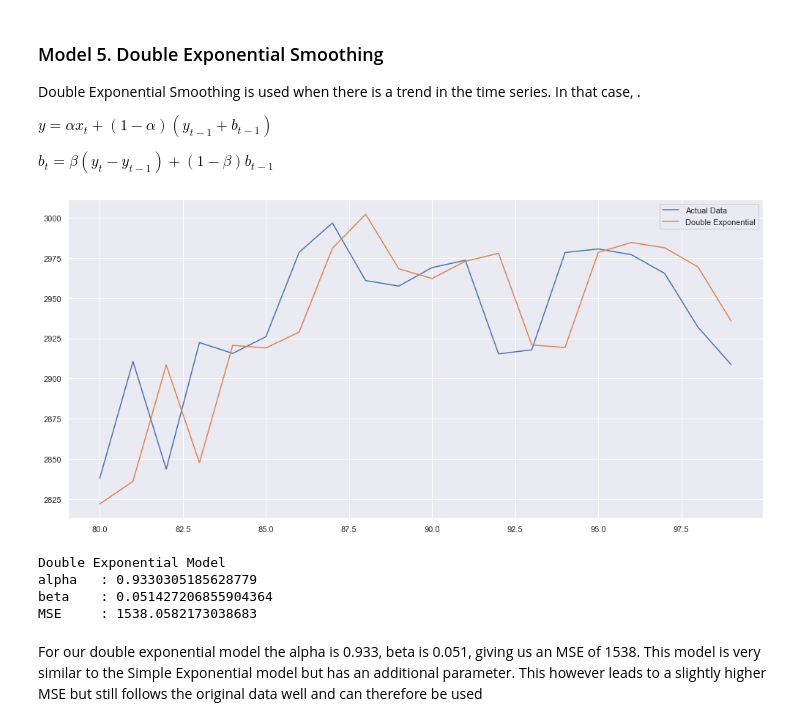
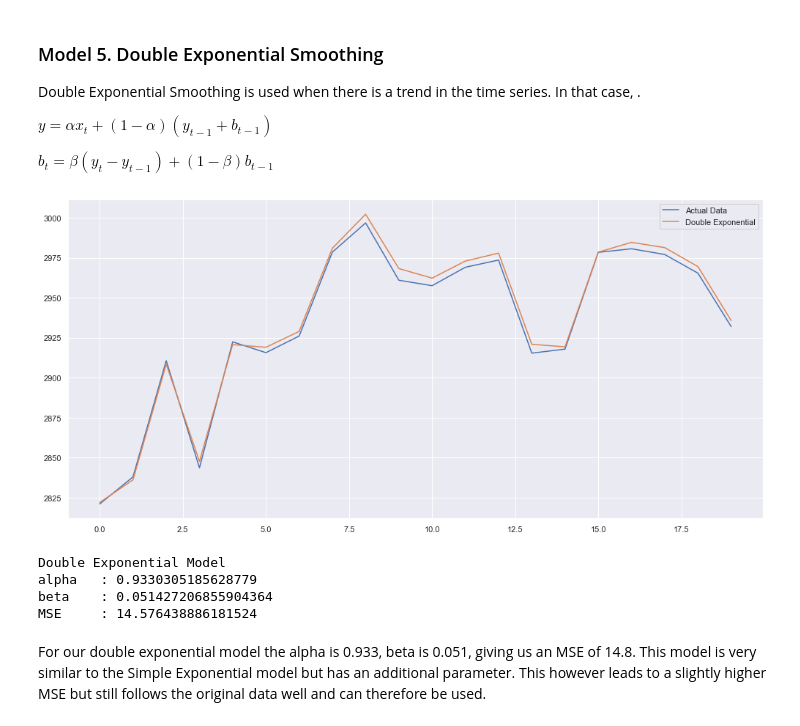
Before and after one commit to Hither1/sc5010, a Jupyter notebook: Model345.ipynb, the cells around one changed output. Saved outputs shown, nothing was run; the diff lists cells and outputs as text; code cells hidden in the pictures.

```diff
--- a/Model345.ipynb
+++ b/Model345.ipynb
@@ -124,25 +124,25 @@ $b_t = \beta (y_t - y_{t-1}) + (1 - \beta)b_{t-1}$
 # %%
 fit1 = Holt(GOOGL['4. close'], initialization_method="estimated").fit(optimized=True)
 
 # plot
 plt.figure(figsize=(17, 8))
 
 
-plt.plot(GOOGL['4. close'][-20:], label='Actual Data')
-plt.plot(fit1.fittedvalues[-20:], label='Double Exponential')
+plt.plot(GOOGL['4. close'][-21:-1].values, label='Actual Data')
+plt.plot(fit1.fittedvalues[-20:].values, label='Double Exponential')
 
 plt.legend(framealpha=1, frameon=True);
 # %% [output]
-[figure, old version]
+[figure, new version]
 # %%
 print("Double Exponential Model")
 print("alpha \t:", fit1.model.params["smoothing_level"])
 print("beta \t:", fit1.model.params["smoothing_trend"])
-print("MSE \t:",mean_squared_error(fit1.fittedvalues[-21:-1], GOOGL['4. close'][-21:-1]))
+print("MSE \t:",mean_squared_error(fit1.fittedvalues[-20:].values, GOOGL['4. close'][-21:-1].values))
 # %% [output]
 Double Exponential Model
 alpha   : 0.9330305185628779
 beta    : 0.051427206855904364
-MSE     : 1538.0582173038683
+MSE     : 14.576438886181524
 # %% [markdown]
-For our double exponential model the alpha is 0.933, beta is 0.051, giving us an MSE of 1538. This model is very similar to the Simple Exponential model but has an additional parameter. This however leads to a slightly higher MSE but still follows the original data well and can therefore be used
+For our double exponential model the alpha is 0.933, beta is 0.051, giving us an MSE of 14.8. This model is very similar to the Simple Exponential model but has an additional parameter. This however leads to a slightly higher MSE but still follows the original data well and can therefore be used.
```
Also changed, not shown: parts of 3 cells of this notebook.
